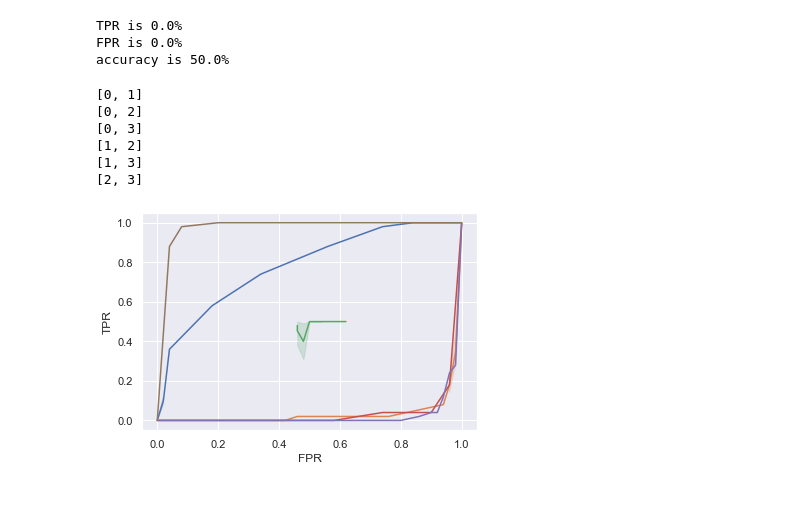
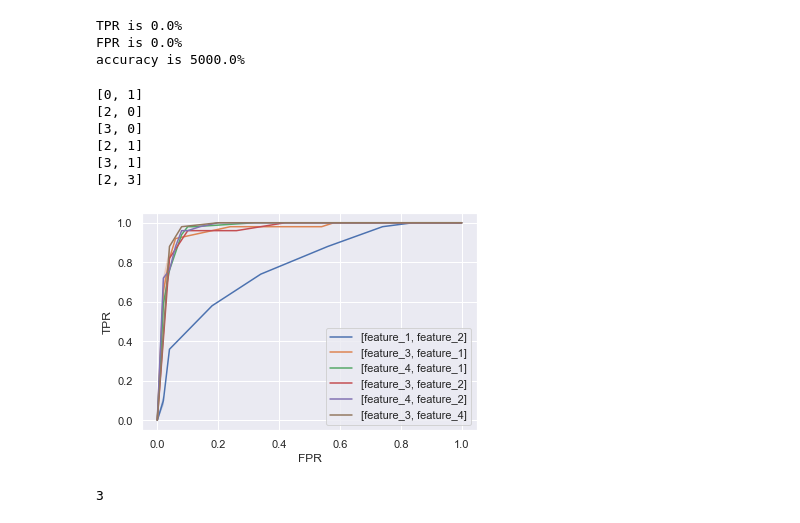
Before and after one commit to janice880624/Artificial-Intelligence, a Jupyter notebook: HW2/106300302_HW2_ROC.ipynb, the cells around one changed output. Cells and saved outputs as stored; diff of their text form; code cells hidden in the pictures.

```diff
--- a/HW2/106300302_HW2_ROC.ipynb
+++ b/HW2/106300302_HW2_ROC.ipynb
@@ -180,11 +180,11 @@ def get_acc_tpr_fpr(C12, C21):
     return TPR, FPR, accuracy
 # %%
 def get_feature():
-    feature = []
+    feature = [[0, 1],[2, 0],[3, 0],[2, 1],[3, 1],[2, 3]]
 
-    for i in range(3):
-        for j in range(i+1, 4):
-             feature.append([i, j])
+    # for i in range(3):
+    #     for j in range(i+1, 4):
+    #          feature.append([i, j])
     return feature
 
 def get_tpr_fpr_acc(feature):
@@ -242,7 +242,7 @@ TPR_2, FPR_2, accuracy_2 = get_acc_tpr_fpr(C12, C21)
 
 TPR = (TPR_1 + TPR_2) / 2
 FPR = (FPR_1 + FPR_2) / 2
-accuracy = ((accuracy_1 / accuracy_2) / 2) * 100
+accuracy = ((accuracy_1 + accuracy_2) / 2) * 100
 
 print("TPR is {}%".format(TPR))
 print("FPR is {}%".format(FPR))
@@ -250,7 +250,7 @@ print("accuracy is {}%".format(accuracy))
 # %% [output]
 TPR is 0.0%
 FPR is 0.0%
-accuracy is 50.0%
+accuracy is 5000.0%
 # %%
 # step6
 for index in range(len(get_feature())):
@@ -276,37 +276,41 @@ for index in range(len(get_feature())):
     for i in range(-1000, 1001, 1):
         C12 = 1.05 ** i
 
         TPR_1, FPR_1, accuracy_1 = get_acc_tpr_fpr(C12, C21)
 
         TPR_S1.append(TPR_1)
         FPR_S1.append(FPR_1)
         ACC_S1.append(accuracy_1)
 
     train_data, test_data, train_label, test_label, train_data_positive, train_data_negative, test_data_positive, test_data_negative = get_test_and_train(feature)
 
     for i in range(-1000, 1001, 1):
         C12 = 1.05 ** i
 
         TPR_2, FPR_2, accuracy_2 = get_acc_tpr_fpr(C12, C21)
 
         TPR_S2.append(TPR_2)
         FPR_S2.append(FPR_2)
         ACC_S2.append(accuracy_2)
 
     for j in range(len(TPR_S1)):
         TPR.append((TPR_S1[j] + TPR_S2[j]) / 2)
         FPR.append((FPR_S1[j] + FPR_S2[j]) / 2)
-        ACC.append(((ACC_S1[j] / ACC_S2[j]) / 2) * 100)
+        ACC.append(((ACC_S1[j] + ACC_S2[j]) / 2) * 100)
 
     sns.set()
     plt.xlabel('FPR')
     plt.ylabel('TPR')
-    sns.lineplot(x=FPR, y=TPR, markers=True, dashes=False,)
+    sns.lineplot(x=FPR, y=TPR, markers=True, dashes=False, label='[feature_{}, feature_{}]'.format(feature[0]+1, feature[1]+1))
 # %% [output]
 [0, 1]
-[0, 2]
-[0, 3]
-[1, 2]
-[1, 3]
+[2, 0]
+[3, 0]
+[2, 1]
+[3, 1]
 [2, 3]
-[figure, old version]
+[figure, new version]
+# %%
+print(feature[1])
+# %% [output]
+3
```
Also changed, not shown: parts of 1 cell of this notebook.
